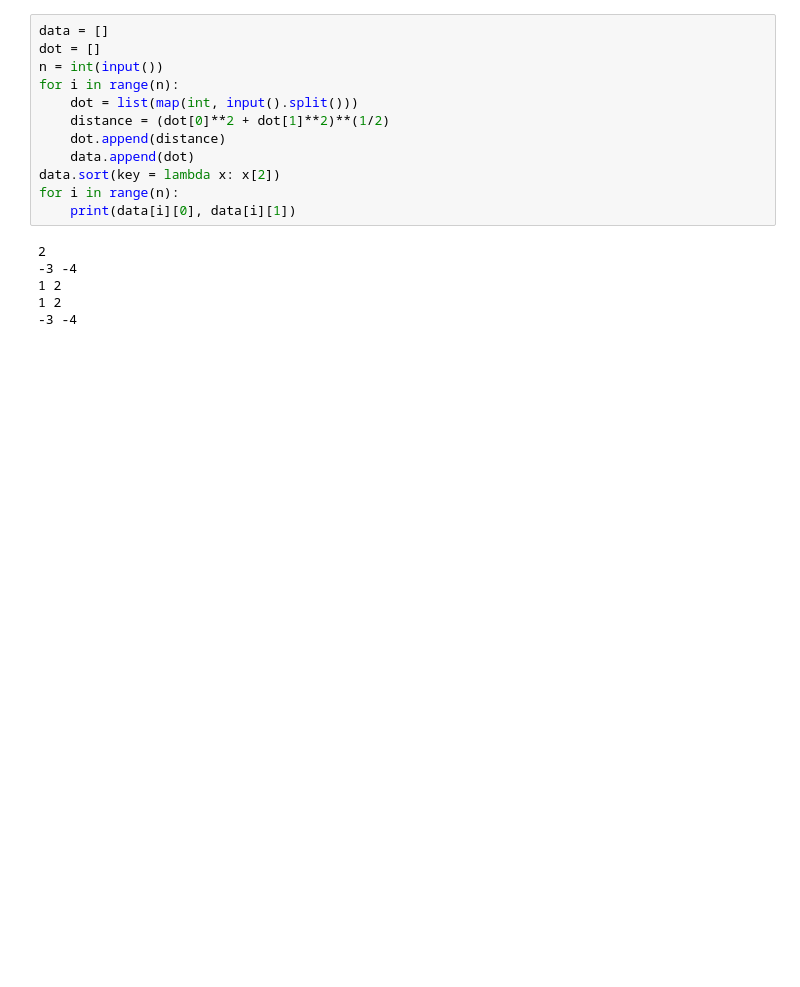
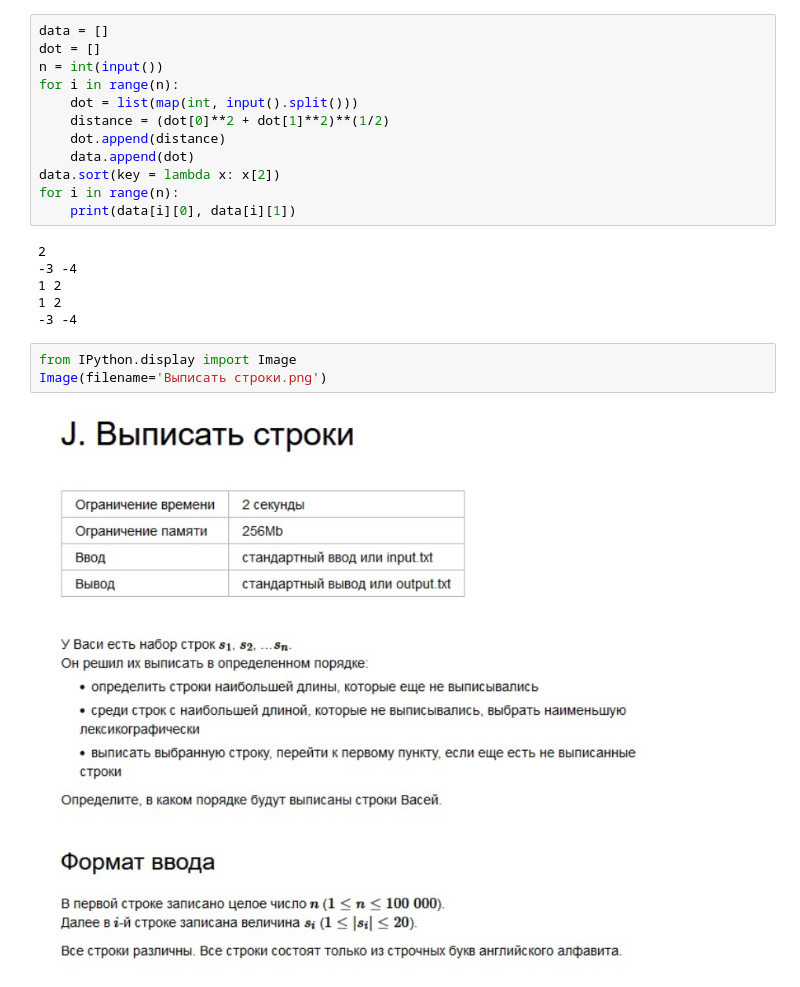
Before and after one commit to 8Andre8/Algorithms, a Jupyter notebook: Tasks.ipynb, the cells around one changed output. Saved outputs shown, nothing was run; the diff lists cells and outputs as text; blank space fills up the shorter version.

```diff
--- a/Tasks.ipynb
+++ b/Tasks.ipynb
@@ -521,3 +632,8 @@ for i in range(n):
 1 2
 1 2
 -3 -4
+# %%
+from IPython.display import Image
+Image(filename='Выписать строки.png')
+# %% [output]
+[figure, added]
```
Also changed, not shown: parts of 15 cells of this notebook.
